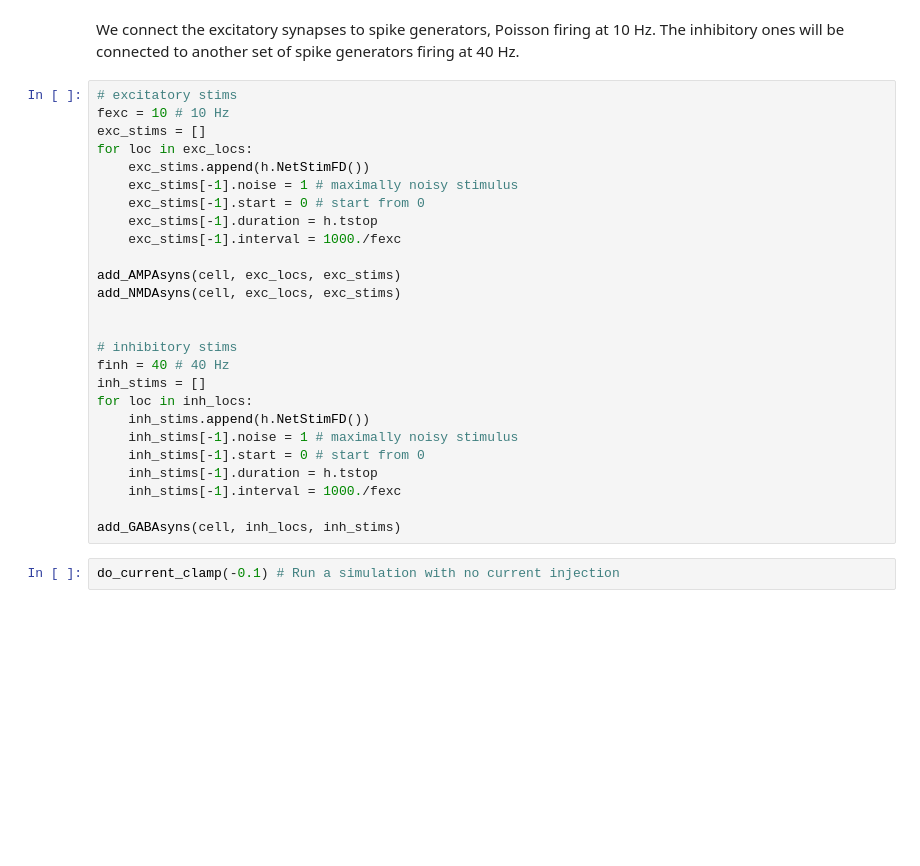
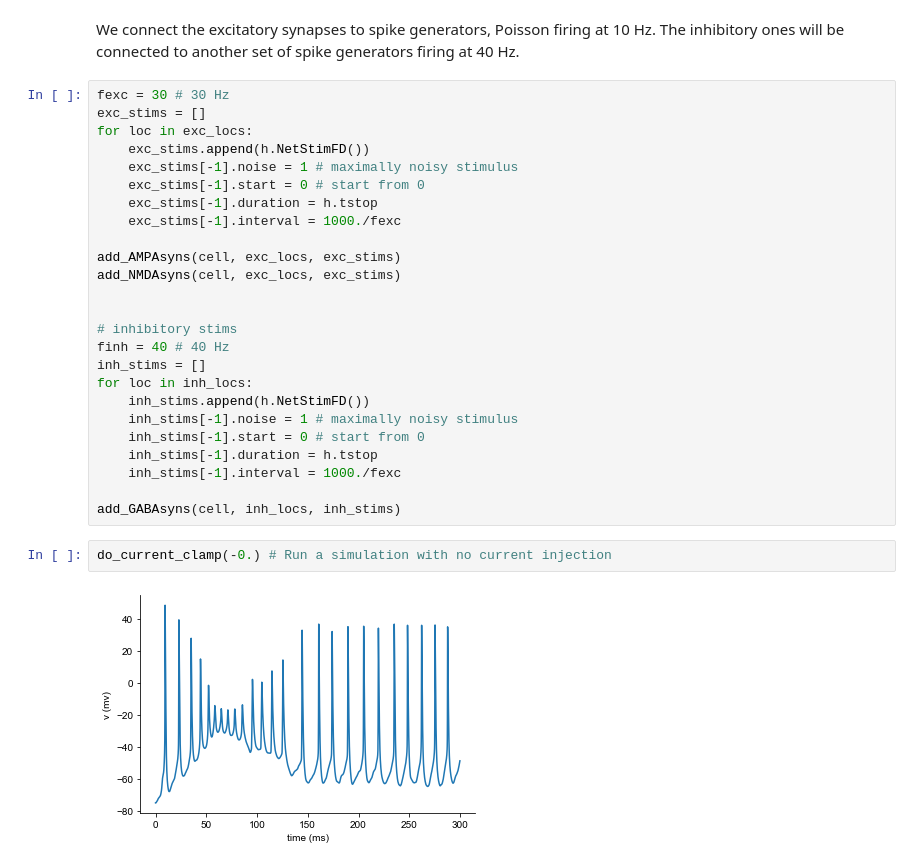
Before and after one commit to shhong/a310_cns_2022, a Jupyter notebook: class_3/NEURON tutorial 3.ipynb, the cells around one changed output. Cells and saved outputs as stored; diff of their text form; blank space fills up the shorter version.

```diff
--- a/class_3/NEURON tutorial 3.ipynb
+++ b/class_3/NEURON tutorial 3.ipynb
@@ -269,8 +378,7 @@ inh_locs
 # %% [markdown]
 We connect the excitatory synapses to spike generators, Poisson firing at 10 Hz. The inhibitory ones will be connected to another set of spike generators firing at 40 Hz.
 # %%
-# excitatory stims
-fexc = 10 # 10 Hz
+fexc = 30 # 30 Hz
 exc_stims = []
 for loc in exc_locs:
     exc_stims.append(h.NetStimFD())
@@ -295,4 +403,6 @@ for loc in inh_locs:
 
 add_GABAsyns(cell, inh_locs, inh_stims)
 # %%
-do_current_clamp(-0.1) # Run a simulation with no current injection
+do_current_clamp(-0.) # Run a simulation with no current injection
+# %% [output]
+[figure, added]
```
Also changed, not shown: parts of 14 cells of this notebook.
